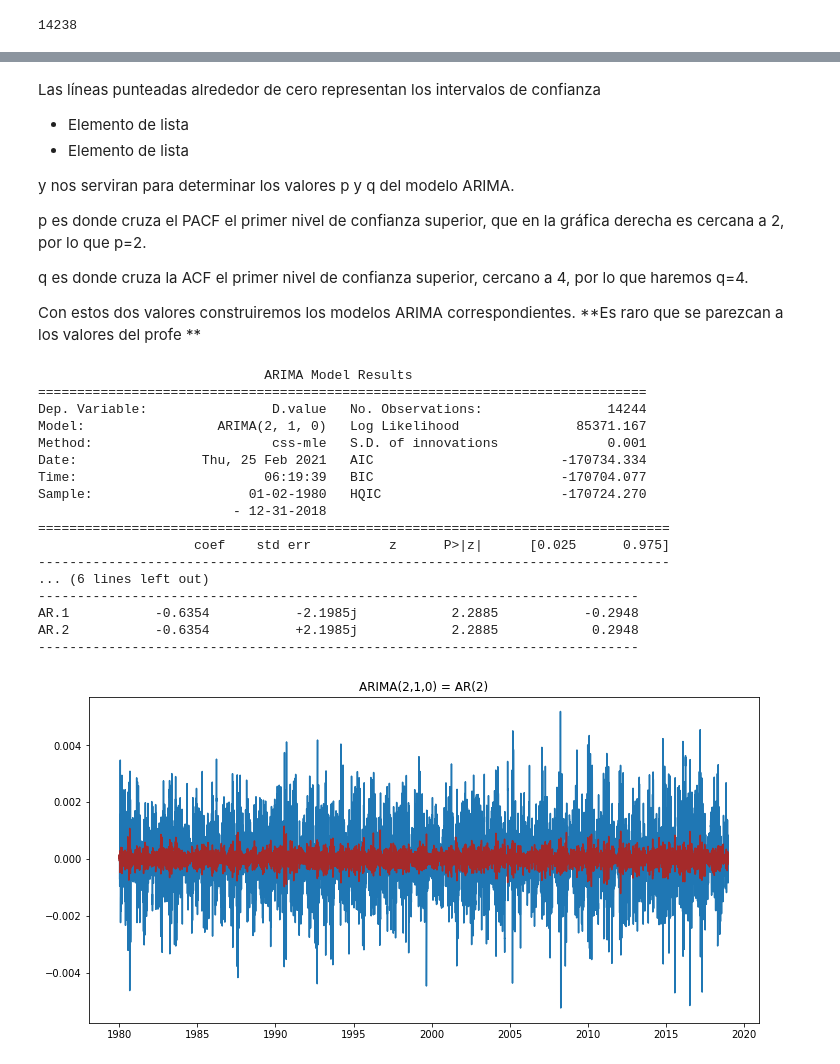
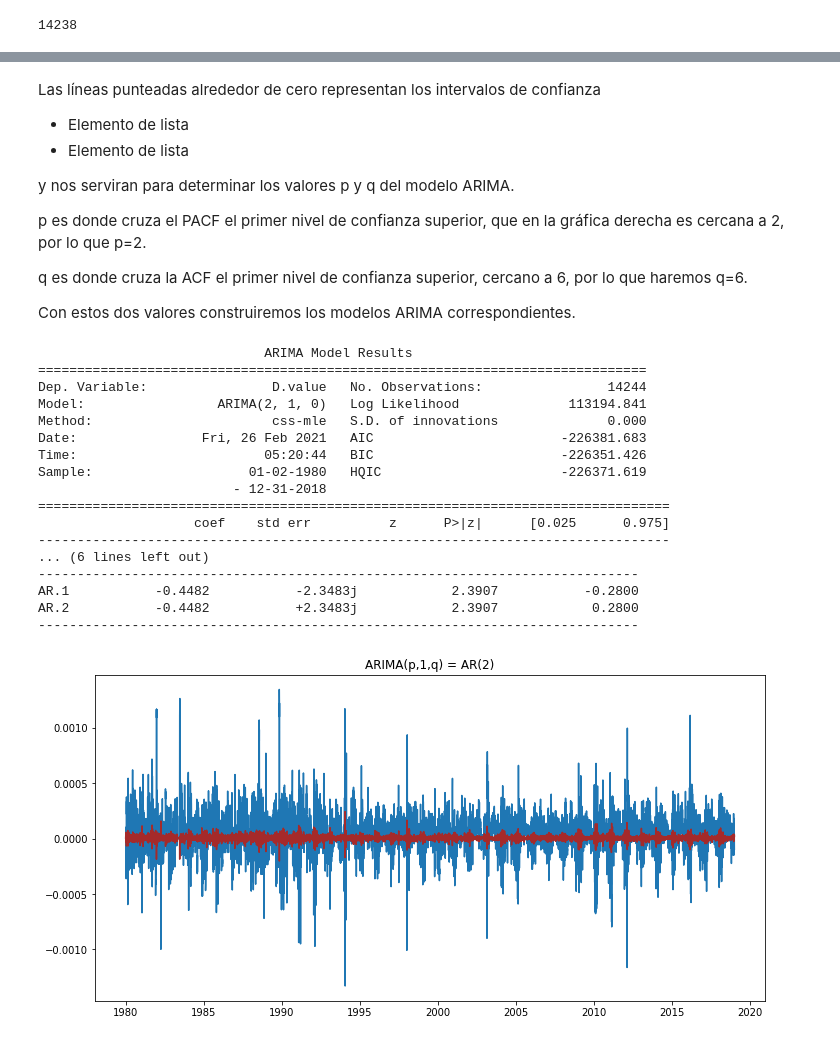
Before and after one commit to mariron42/FisicaComputacional-1, a Jupyter notebook: Evaluación/Examen1.ipynb, the cells around one changed output, grey strips where cells are left out. Saved outputs shown, nothing was run; the diff lists cells and outputs as text; code cells hidden in the pictures.

```diff
--- a/Evaluación/Examen1.ipynb
+++ b/Evaluación/Examen1.ipynb
@@ -145,14 +127,13 @@ def test_stationarity(df_ts):
         dfoutput['Critical Value (%s)'%key] = value
     print(dfoutput)
 # %%
-# Creamos la primer serie de Tiempo para analizar,
 # haciendo una copia de la epoca de 1990 a 2013
 # o el periodo que se desee. Podemos regresar a esta punto las veces que se requiera definir
 
 # Fechas de inicio y fin, para filtrar la información
-start, end = '1980-01', '2019-12'
+start, end = '1980-01', '2018-12'
 
-ts_90 = df_90.loc[start:end].copy()#aquí es donde estamos creando el periodo de tiempo a analizar
+ts_90 = df_90[start:end].copy()#aquí es donde estamos creando el periodo de tiempo a analizar
 # %%
 #Vemos los primeros datos
 ts_90.head()
@@ -418,35 +399,38 @@ y nos serviran para determinar los valores p y q del modelo ARIMA.
 
 p es donde cruza el PACF el primer nivel de confianza superior, que en la gráfica derecha es cercana a 2, por lo que p=2.
 
-q es donde cruza la ACF el primer nivel de confianza superior, cercano a 4, por lo que haremos q=4.
+q es donde cruza la ACF el primer nivel de confianza superior, cercano a 6, por lo que haremos q=6.
 
 Con estos dos valores construiremos los modelos ARIMA correspondientes.
-**Es raro que se parezcan a los valores del profe **
+# %%
+#Asignar valores a "p" y "q"
+p=2
+q=6
 # %%
 # Modelo AR(p): (p,d,q) = (2,1,0)
-model = ARIMA(ts_test_log, order=(2,1,0), missing='drop')
+model = ARIMA(ts_test_log, order=(p,1,0), missing='drop')
 results_AR = model.fit(displ=-1)
 plt.plot(ts_test_log_diff)
 plt.plot(results_AR.fittedvalues, color='brown')
-plt.title('ARIMA(2,1,0) = AR(2)')
+plt.title('ARIMA(p,1,q) = AR(2)')
 print(results_AR.summary())
 # %% [output]
                              ARIMA Model Results
 ==============================================================================
 Dep. Variable:                D.value   No. Observations:                14244
-Model:                 ARIMA(2, 1, 0)   Log Likelihood               85371.167
-Method:                       css-mle   S.D. of innovations              0.001
-Date:                Thu, 25 Feb 2021   AIC                        -170734.334
-Time:                        06:19:39   BIC                        -170704.077
-Sample:                    01-02-1980   HQIC                       -170724.270
+Model:                 ARIMA(2, 1, 0)   Log Likelihood              113194.841
+Method:                       css-mle   S.D. of innovations              0.000
+Date:                Fri, 26 Feb 2021   AIC                        -226381.683
+Time:                        05:20:44   BIC                        -226351.426
+Sample:                    01-02-1980   HQIC                       -226371.619
                          - 12-31-2018
 =================================================================================
                     coef    std err          z      P>|z|      [0.025      0.975]
 ---------------------------------------------------------------------------------
 ... (6 lines left out)
 -----------------------------------------------------------------------------
-AR.1           -0.6354           -2.1985j            2.2885           -0.2948
-AR.2           -0.6354           +2.1985j            2.2885            0.2948
+AR.1           -0.4482           -2.3483j            2.3907           -0.2800
+AR.2           -0.4482           +2.3483j            2.3907            0.2800
 -----------------------------------------------------------------------------
-[figure, old version]
+[figure, new version]
 # %%
```
Also changed, not shown: parts of 29 cells of this notebook.
